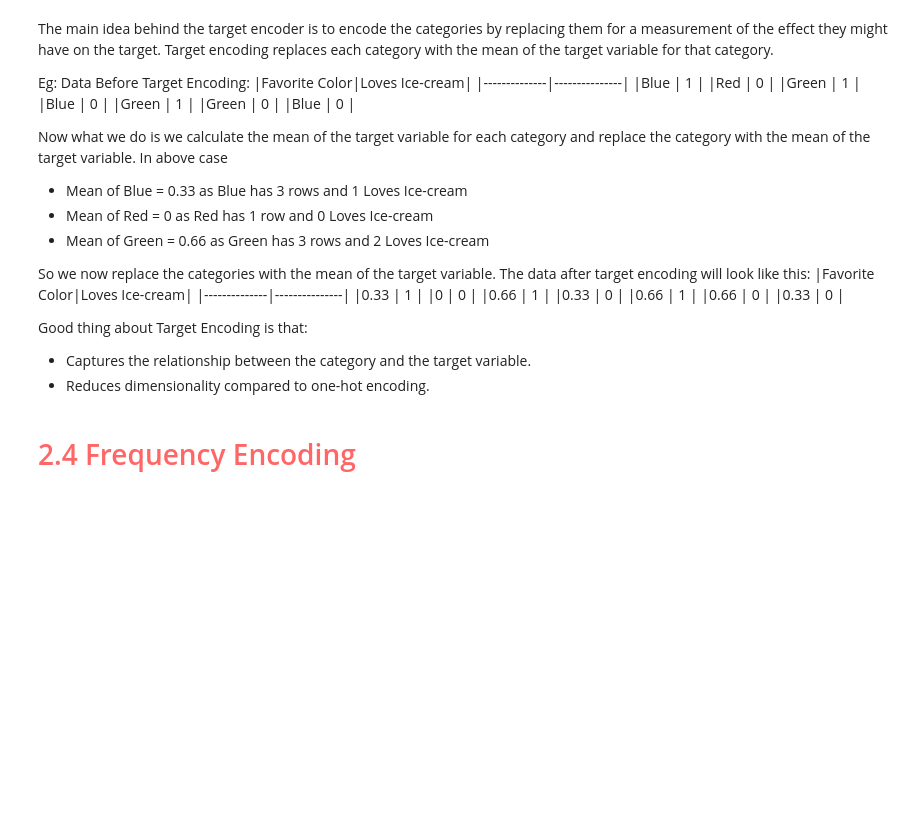
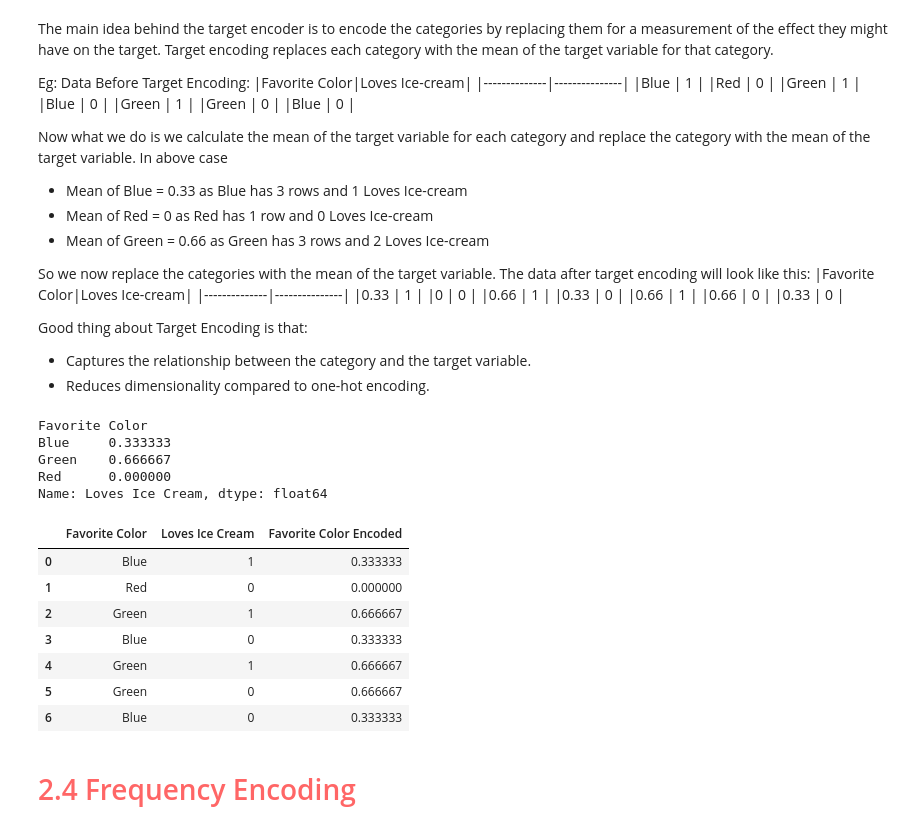
Before and after one commit to cruvss/Data-Preprocessing-For-Machine-Learning, a Jupyter notebook: 4.Data_Transformation/dtrans.ipynb, the cells around one changed output. Saved outputs shown, nothing was run; the diff lists cells and outputs as text; code cells hidden in the pictures; blank space fills up the shorter version.

Commit message:
add code in target encoding

```diff
--- a/4.Data_Transformation/dtrans.ipynb
+++ b/4.Data_Transformation/dtrans.ipynb
@@ -344,5 +344,36 @@ So we now replace the categories with the mean of the target variable. The data
 Good thing about Target Encoding is that:
 - Captures the relationship between the category and the target variable.
 - Reduces dimensionality compared to one-hot encoding.
+# %%
+# Implmenting Taeget Encoding
+new_data = {
+    'Favorite Color': ['Blue','Red','Green','Blue','Green','Green','Blue'],
+    "Loves Ice Cream": [1,0,1,0,1,0,0]
+
+}
+
+df = pd.DataFrame(new_data)
+target_means= df.groupby('Favorite Color')['Loves Ice Cream'].mean()
+
+df['Favorite Color Encoded'] = df['Favorite Color'].map(df.groupby('Favorite Color')['Loves Ice Cream'].mean())
+# %%
+target_means
+# %% [output]
+Favorite Color
+Blue     0.333333
+Green    0.666667
+Red      0.000000
+Name: Loves Ice Cream, dtype: float64
+# %%
+df
+# %% [output]
+|  | Favorite Color | Loves Ice Cream | Favorite Color Encoded |
+| 0 | Blue | 1 | 0.333333 |
+| 1 | Red | 0 | 0.000000 |
+| 2 | Green | 1 | 0.666667 |
+| 3 | Blue | 0 | 0.333333 |
+| 4 | Green | 1 | 0.666667 |
+| 5 | Green | 0 | 0.666667 |
+| 6 | Blue | 0 | 0.333333 |
 # %% [markdown]
 ## <h3 style="font-size:200%; font-family:cursive; color:#ff6666;">2.4 Frequency Encoding</h3>
```
